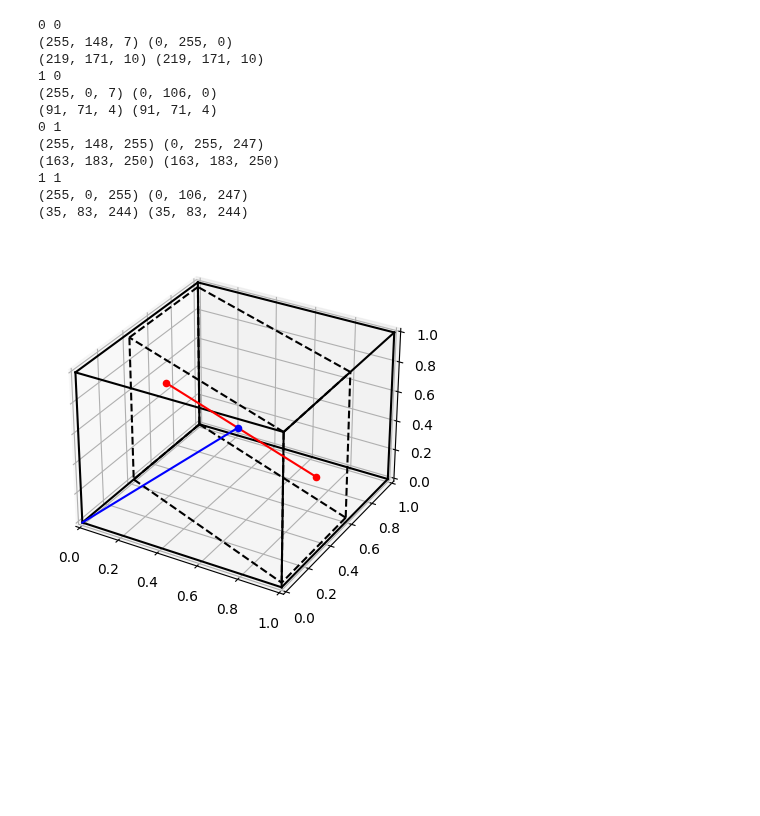
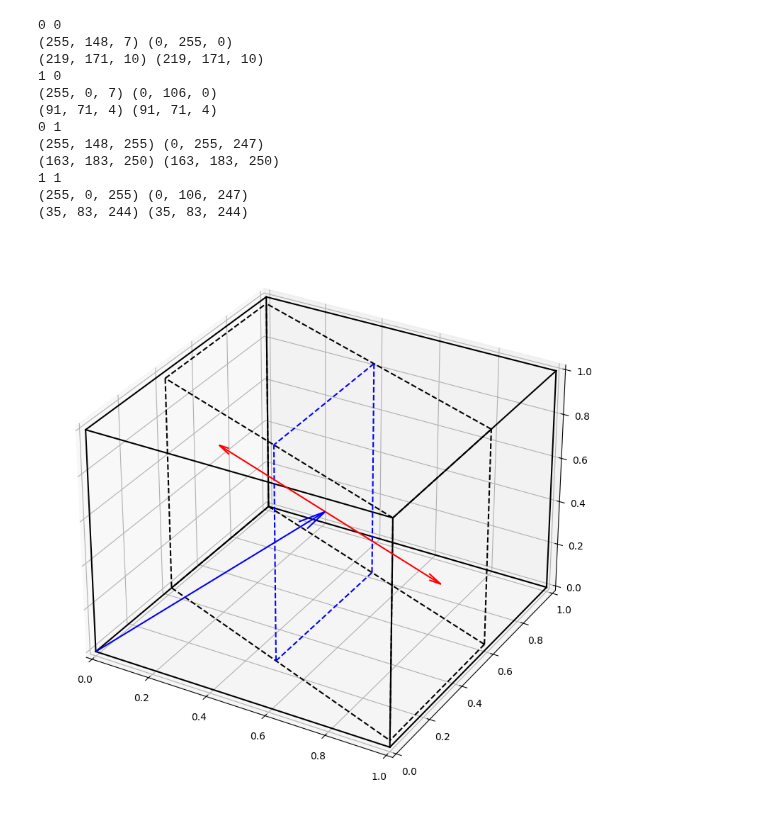
Before and after one commit to TimBerti/ssvep-cvd, a Jupyter notebook: notebooks/color_pairs_geometric.ipynb, the cells around one changed output. Saved outputs shown, nothing was run; the diff lists cells and outputs as text; code cells hidden in the pictures; blank space fills up the shorter version.

Commit message:
x area to plot

```diff
--- a/notebooks/color_pairs_geometric.ipynb
+++ b/notebooks/color_pairs_geometric.ipynb
@@ -97,7 +97,7 @@ for t_y, t_z in ((0,0), (1, 0), (0, 1), (1, 1)):
 (255, 0, 255) (0, 106, 247)
 (35, 83, 244) (35, 83, 244)
 # %%
-fig = plt.figure()
+fig = plt.figure(figsize=(10, 10))
 ax = fig.add_subplot(111, projection='3d')
 
 cube_vertices = [
@@ -151,40 +151,54 @@ parallelepiped_edges = [
     [0, 2],
     [0, 4],
     [0, 6],
     [1, 3],
     [1, 5],
     [1, 7],
     [2, 5],
     [2, 7],
     [3, 4],
     [3, 6],
     [4, 7],
     [5, 6]
 ]
 
 for edge in parallelepiped_edges:
     r = [parallelepiped_vertices[edge[0]][0], parallelepiped_vertices[edge[1]][0]]
     g = [parallelepiped_vertices[edge[0]][1], parallelepiped_vertices[edge[1]][1]]
     b = [parallelepiped_vertices[edge[0]][2], parallelepiped_vertices[edge[1]][2]]
     ax.plot(r, g, b, color='black', linestyle='dashed')
 
+x_area_vertices = [
+    anchor_1 + d/2 * v,
+    anchor_1 + d/2 * v + y,
+    anchor_1 + d/2 * v + z,
+    anchor_2 - d/2 * v,
+]
+
+x_area_edges = [
+    [0, 1],
+    [0, 2],
+    [1, 3],
+    [2, 3]
+]
+
+for edge in x_area_edges:
+    r = [x_area_vertices[edge[0]][0], x_area_vertices[edge[1]][0]]
+    g = [x_area_vertices[edge[0]][1], x_area_vertices[edge[1]][1]]
+    b = [x_area_vertices[edge[0]][2], x_area_vertices[edge[1]][2]]
+    ax.plot(r, g, b, color='blue', linestyle='dashed')
+
 x = anchor_1 + d/2 * v + 1/2 * y + 1/2 * z
-ax.plot([0, x[0]], [0, x[1]], [0, x[2]], color='blue')
-ax.scatter(x[0], x[1], x[2], color='blue')
+ax.quiver(0, 0, 0, x[0], x[1], x[2], color='blue', arrow_length_ratio=0.1)
 c1 = x + d/2 * v
-ax.plot([x[0], c1[0]], [x[1], c1[1]], [x[2], c1[2]], color='red')
-ax.scatter(c1[0], c1[1], c1[2], color='red')
+ax.quiver(*x, *(c1-x), color='red', arrow_length_ratio=0.1)
 c2 = x - d/2 * v
-ax.plot([x[0], c2[0]], [x[1], c2[1]], [x[2], c2[2]], color='red')
-ax.scatter(c2[0], c2[1], c2[2], color='red')
-# ax.set_xlabel('R')
-# ax.set_ylabel('G')
-# ax.set_zlabel('B')
+ax.quiver(*x, *(c2-x), color='red', arrow_length_ratio=0.1)
 
 ax.set_xlim(0, 1)
 ax.set_ylim(0, 1)
 ax.set_zlim(0, 1)
 
 plt.show()
 # %% [output]
-[figure, old version]
+[figure, new version]
```
Also changed, not shown: 1 other file.
